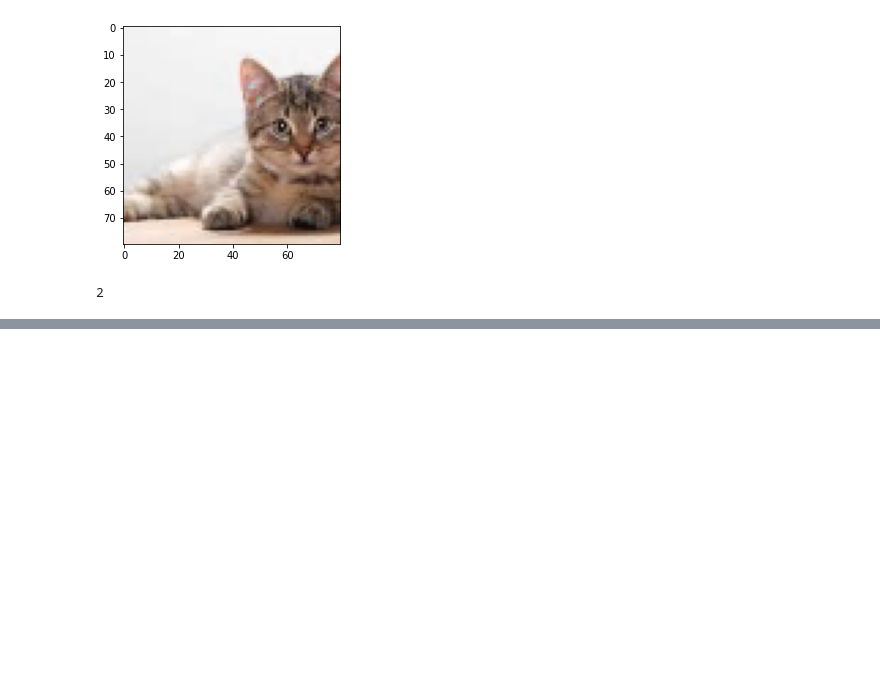
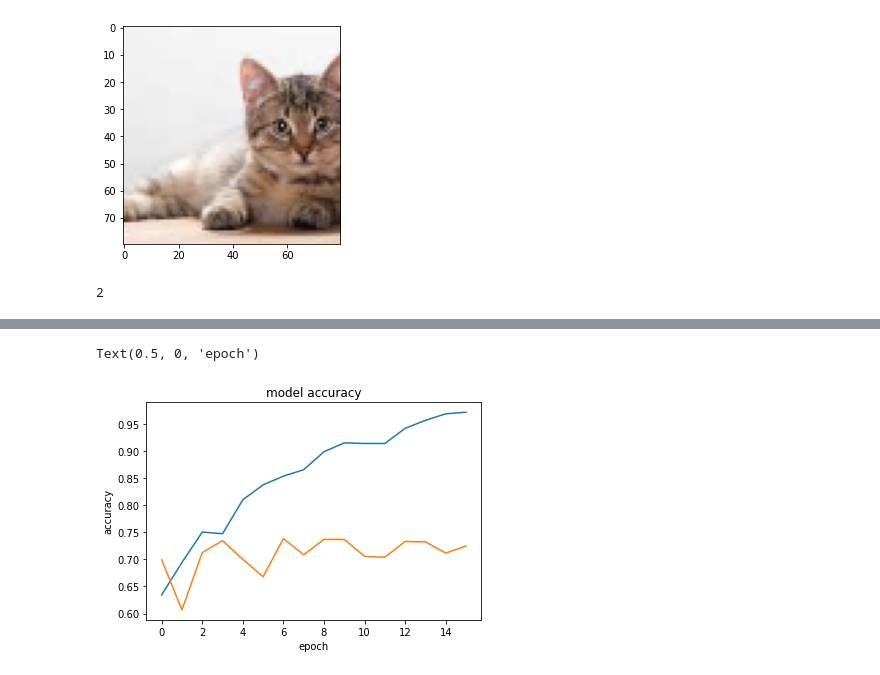
Before and after one commit to Eliaz-LR/Animal-identification-NN, a Jupyter notebook: trainingCNN.ipynb, the cells around one changed output, grey strips where cells are left out. Saved outputs shown, nothing was run; the diff lists cells and outputs as text; code cells hidden in the pictures; blank space fills up the shorter version.

```diff
--- a/trainingCNN.ipynb
+++ b/trainingCNN.ipynb
@@ -88,7 +88,7 @@ print(num_classes)
 2
 # %%
 model = Sequential()
-model.add(Conv2D(32, kernel_size=(3, 3),activation='linear',input_shape=(size,size,X.shape[3])))
+model.add(Conv2D(32, kernel_size=(5, 5),activation='linear',input_shape=(size,size,X.shape[3])))
 model.add(MaxPooling2D((2, 2)))
 model.add(Conv2D(64, (3, 3), activation='linear'))
 model.add(MaxPooling2D(pool_size=(2, 2)))
@@ -119,5 +119,5 @@ Trainable params: 2,673,986
 Non-trainable params: 0
 _________________________________________________________________
 # %%
-model.fit(X_train, train_Y_one_hot, batch_size=128, epochs=10, verbose=1, validation_data=(X_test, test_Y_one_hot))
+model.fit(X_train, train_Y_one_hot, batch_size=128, epochs=16, verbose=1, validation_data=(X_test, test_Y_one_hot))
 # %% [output]
@@ -144 +141,11 @@ Epoch 10/10
 <keras.callbacks.History at 0x...>
+# %%
+#graph accuracy vs val_accuracy
+plt.plot(model.history.history['accuracy'])
+plt.plot(model.history.history['val_accuracy'])
+plt.title('model accuracy')
+plt.ylabel('accuracy')
+plt.xlabel('epoch')
+# %% [output]
+Text(0.5, 0, 'epoch')
+[figure, added]
```
Also changed, not shown: parts of 4 cells of this notebook.
